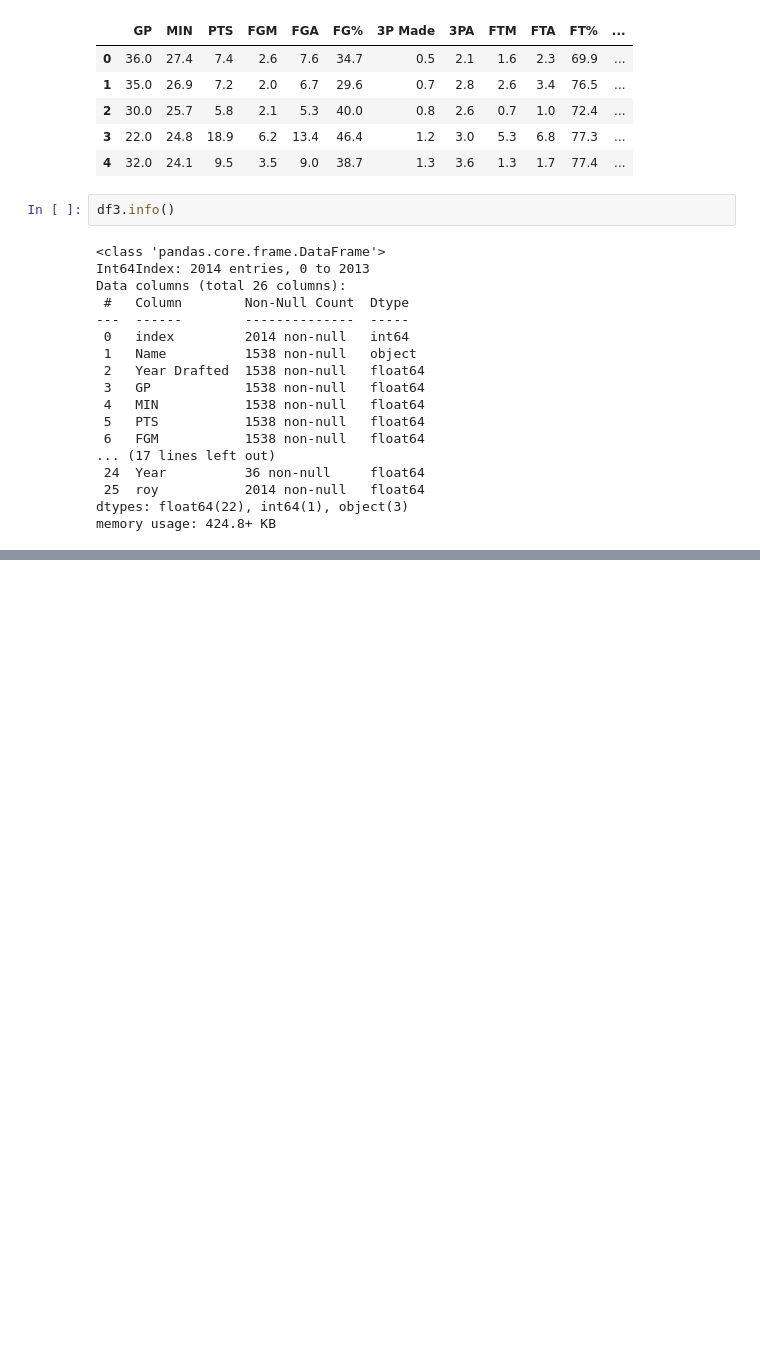
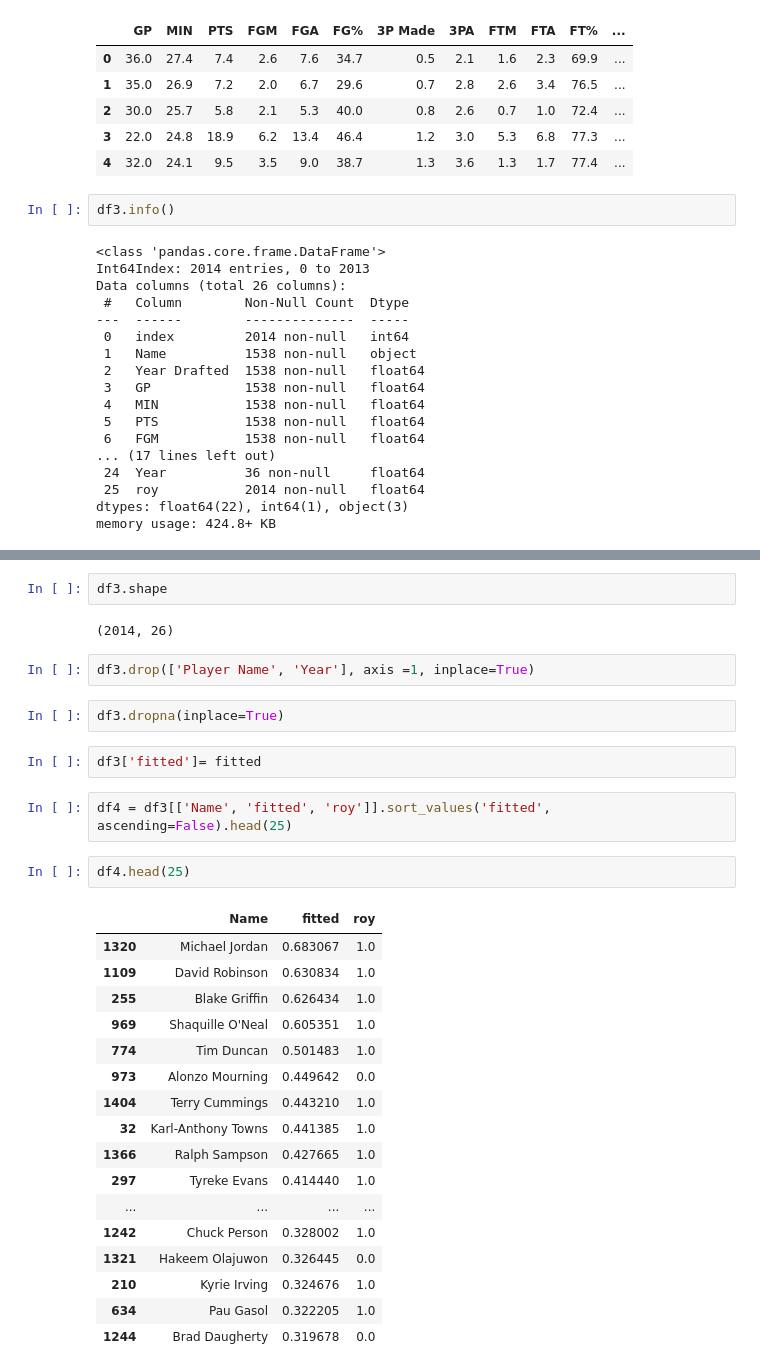
Before and after one commit to dradenboyer/DA_CAPSTONE, a Jupyter notebook: roty.ipynb, the cells around one changed output, grey strips where cells are left out. Cells and saved outputs as stored; diff of their text form; blank space fills up the shorter version.

```diff
--- a/roty.ipynb
+++ b/roty.ipynb
@@ -170,0 +173,32 @@ memory usage: 252.3 KB
+# %%
+df3.shape
+# %% [output]
+(2014, 26)
+# %%
+df3.drop(['Player Name', 'Year'], axis =1, inplace=True)
+# %%
+df3.dropna(inplace=True)
+# %%
+df3['fitted']= fitted
+# %%
+df4 = df3[['Name', 'fitted', 'roy']].sort_values('fitted', ascending=False).head(25)
+# %%
+df4.head(25)
+# %% [output]
+|  | Name | fitted | roy |
+| 1320 | Michael Jordan | 0.683067 | 1.0 |
+| 1109 | David Robinson | 0.630834 | 1.0 |
+| 255 | Blake Griffin | 0.626434 | 1.0 |
+| 969 | Shaquille O'Neal | 0.605351 | 1.0 |
+| 774 | Tim Duncan | 0.501483 | 1.0 |
+| 973 | Alonzo Mourning | 0.449642 | 0.0 |
+| 1404 | Terry Cummings | 0.443210 | 1.0 |
+| 32 | Karl-Anthony Towns | 0.441385 | 1.0 |
+| 1366 | Ralph Sampson | 0.427665 | 1.0 |
+| 297 | Tyreke Evans | 0.414440 | 1.0 |
+| ... | ... | ... | ... |
+| 1242 | Chuck Person | 0.328002 | 1.0 |
+| 1321 | Hakeem Olajuwon | 0.326445 | 0.0 |
+| 210 | Kyrie Irving | 0.324676 | 1.0 |
+| 634 | Pau Gasol | 0.322205 | 1.0 |
+| 1244 | Brad Daugherty | 0.319678 | 0.0 |
```
Also changed, not shown: parts of 9 cells of this notebook.
